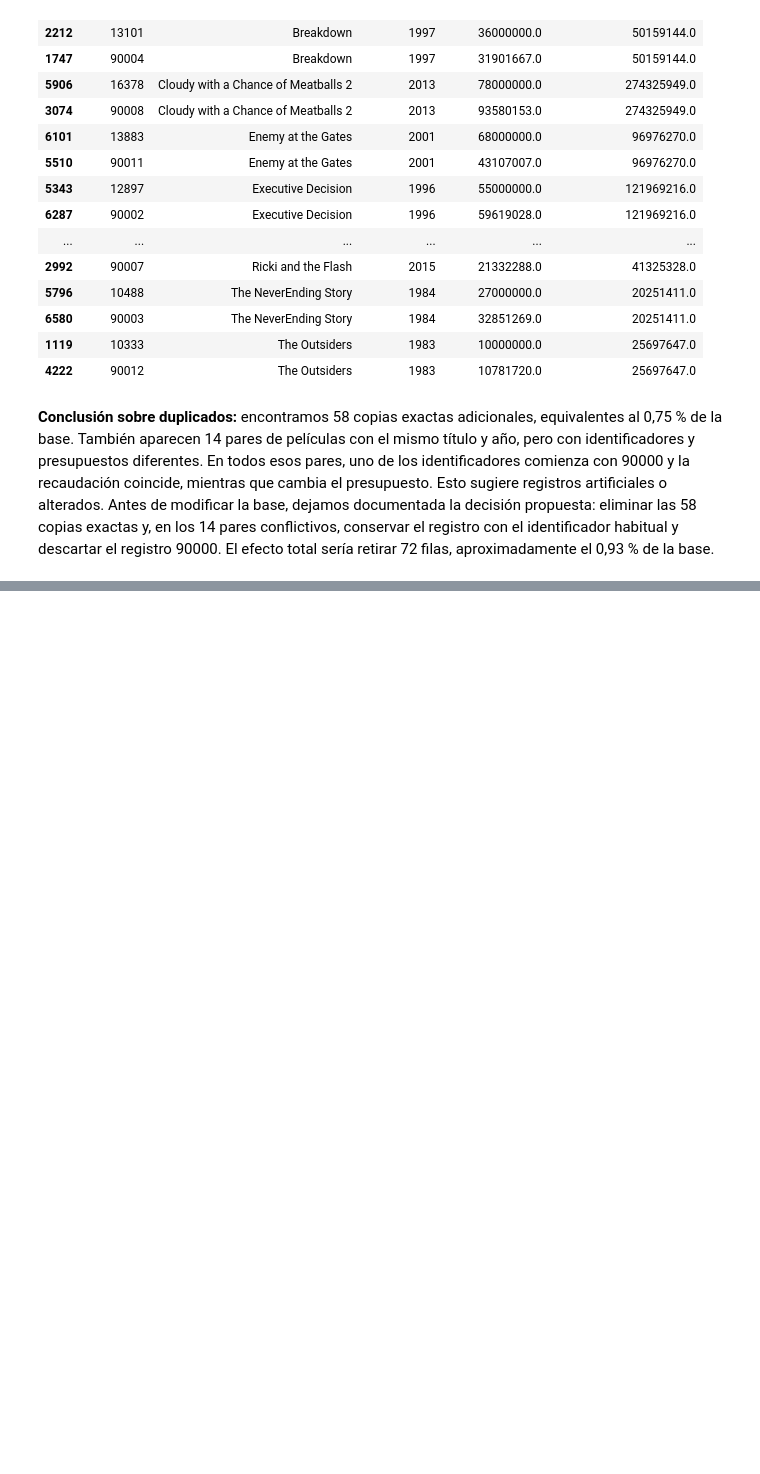
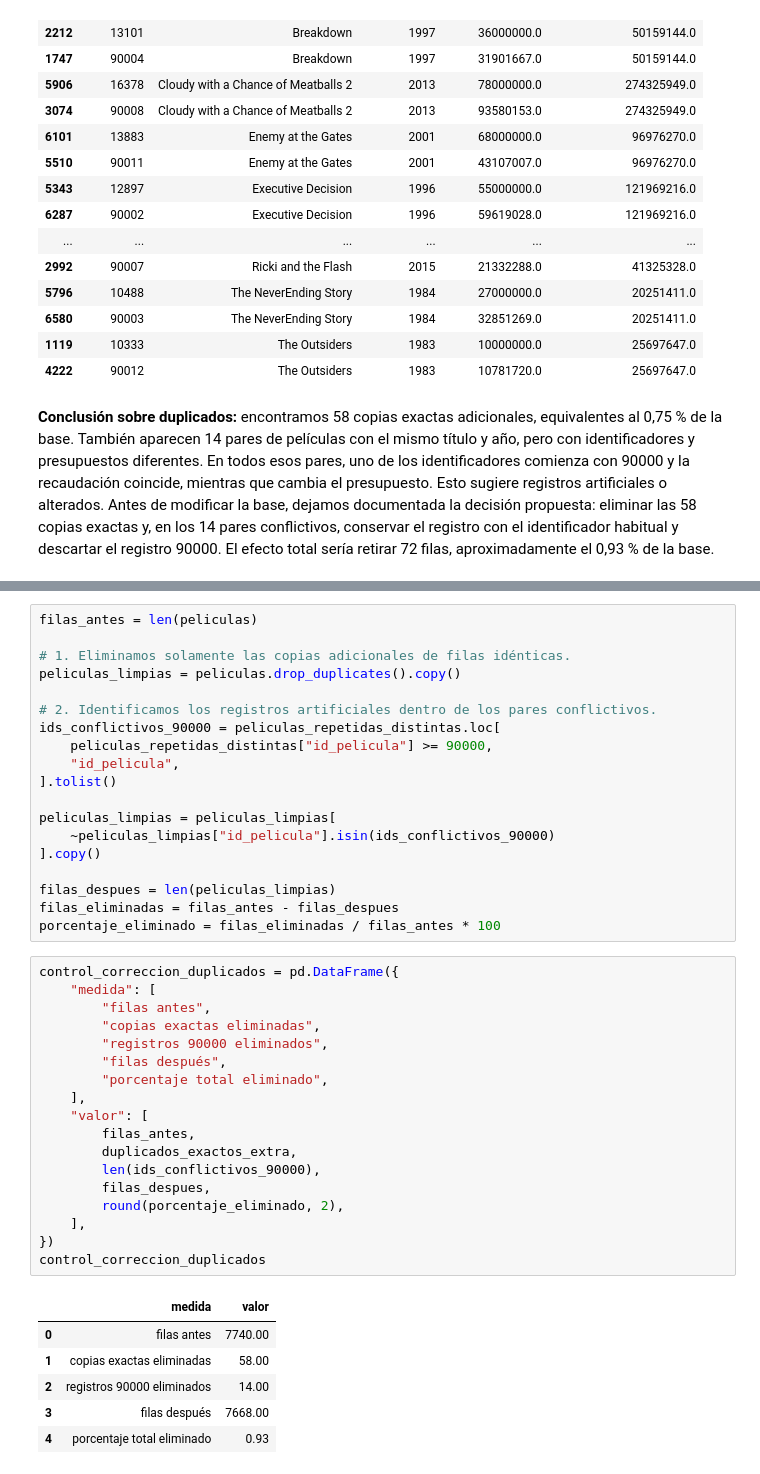
Before and after one commit to alvareezvicente-code/Vicente-Alvarez-programacion-analitica-2, a Jupyter notebook: notebooks/analisis.ipynb, the cells around one changed output, grey strips where cells are left out. Drawn from its saved outputs; the diff is of its cells as text; blank space fills up the shorter version.

Commit message:
Aplicar correccion de duplicados

```diff
--- a/notebooks/analisis.ipynb
+++ b/notebooks/analisis.ipynb
@@ -286,0 +291,44 @@ peliculas_repetidas_distintas[columnas_comparacion]
+# %%
+filas_antes = len(peliculas)
+
+# 1. Eliminamos solamente las copias adicionales de filas idénticas.
+peliculas_limpias = peliculas.drop_duplicates().copy()
+
+# 2. Identificamos los registros artificiales dentro de los pares conflictivos.
+ids_conflictivos_90000 = peliculas_repetidas_distintas.loc[
+    peliculas_repetidas_distintas["id_pelicula"] >= 90000,
+    "id_pelicula",
+].tolist()
+
+peliculas_limpias = peliculas_limpias[
+    ~peliculas_limpias["id_pelicula"].isin(ids_conflictivos_90000)
+].copy()
+
+filas_despues = len(peliculas_limpias)
+filas_eliminadas = filas_antes - filas_despues
+porcentaje_eliminado = filas_eliminadas / filas_antes * 100
+# %%
+control_correccion_duplicados = pd.DataFrame({
+    "medida": [
+        "filas antes",
+        "copias exactas eliminadas",
+        "registros 90000 eliminados",
+        "filas después",
+        "porcentaje total eliminado",
+    ],
+    "valor": [
+        filas_antes,
+        duplicados_exactos_extra,
+        len(ids_conflictivos_90000),
+        filas_despues,
+        round(porcentaje_eliminado, 2),
+    ],
+})
+control_correccion_duplicados
+# %% [output]
+|  | medida | valor |
+| 0 | filas antes | 7740.00 |
+| 1 | copias exactas eliminadas | 58.00 |
+| 2 | registros 90000 eliminados | 14.00 |
+| 3 | filas después | 7668.00 |
+| 4 | porcentaje total eliminado | 0.93 |
```
Also changed, not shown: parts of 3 cells of this notebook.
